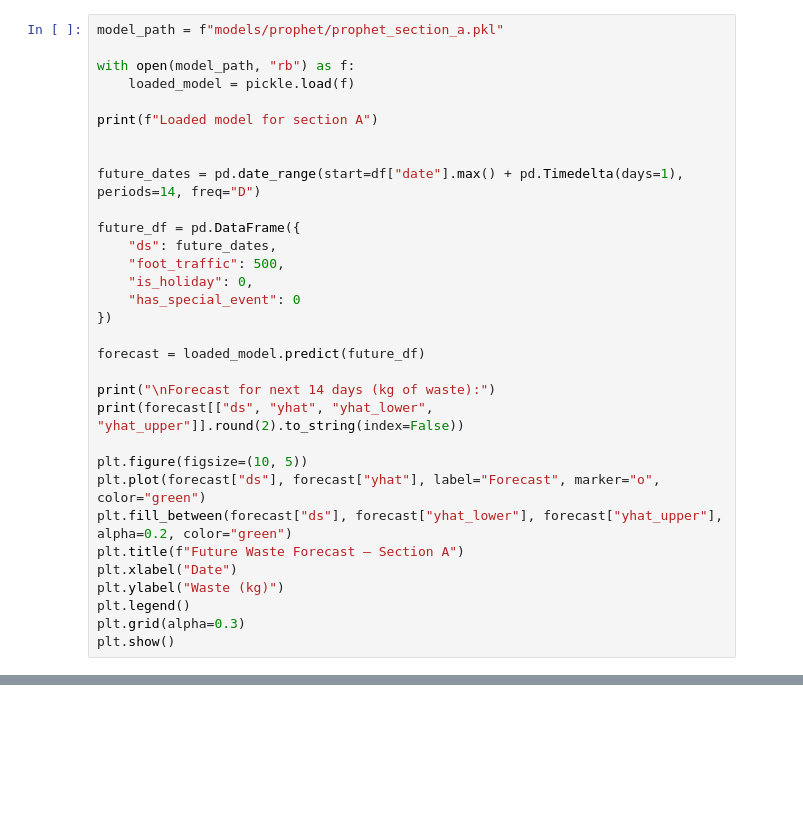
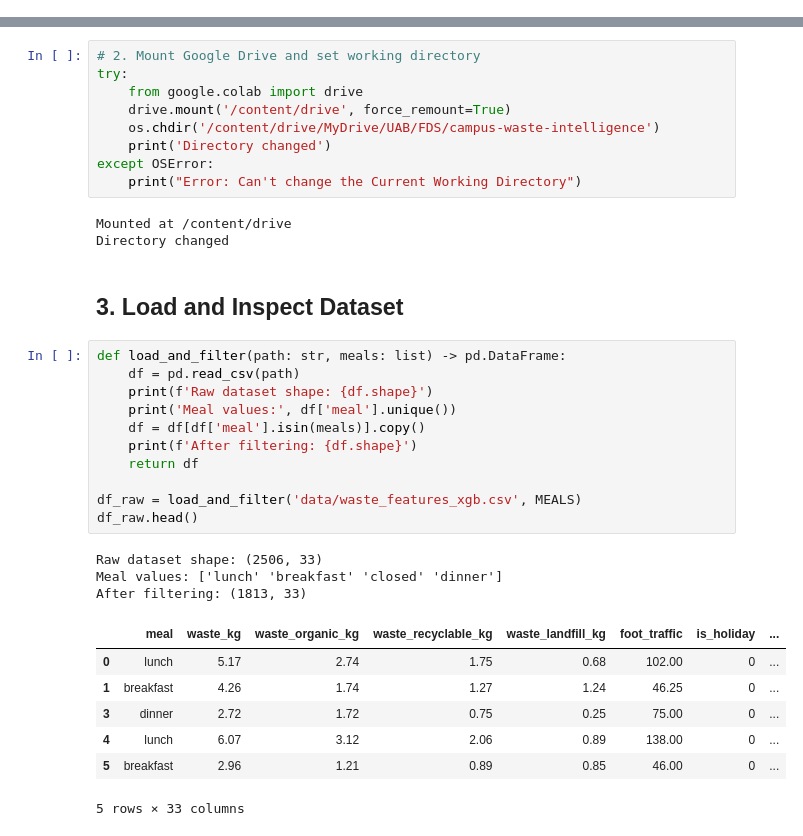
Before and after one commit to DennisRono/campus-waste-intelligence, a Jupyter notebook: prophet.ipynb, the cells around one changed output, grey strips where cells are left out. Drawn from its saved outputs; the diff is of its cells as text; blank space fills up the shorter version.

Commit message:
reorganize and new models and new metrics

```diff
--- a/prophet.ipynb
+++ b/prophet.ipynb
@@ -321,32 +75,0 @@ Here we demonstrate how to load one of the saved Prophet models and generate a f
-# %%
-model_path = f"models/prophet/prophet_section_a.pkl"
-
-with open(model_path, "rb") as f:
-    loaded_model = pickle.load(f)
-
-print(f"Loaded model for section A")
-
-
-future_dates = pd.date_range(start=df["date"].max() + pd.Timedelta(days=1), periods=14, freq="D")
-
-future_df = pd.DataFrame({
-    "ds": future_dates,
-    "foot_traffic": 500,
-    "is_holiday": 0,
-    "has_special_event": 0
-})
-
-forecast = loaded_model.predict(future_df)
-
-print("\nForecast for next 14 days (kg of waste):")
-print(forecast[["ds", "yhat", "yhat_lower", "yhat_upper"]].round(2).to_string(index=False))
-
-plt.figure(figsize=(10, 5))
-plt.plot(forecast["ds"], forecast["yhat"], label="Forecast", marker="o", color="green")
-plt.fill_between(forecast["ds"], forecast["yhat_lower"], forecast["yhat_upper"], alpha=0.2, color="green")
-plt.title(f"Future Waste Forecast – Section A")
-plt.xlabel("Date")
-plt.ylabel("Waste (kg)")
-plt.legend()
-plt.grid(alpha=0.3)
-plt.show()
@@ -372,0 +76,36 @@ Forecast for next 14 days (kg of waste):
+# %%
+# 2. Mount Google Drive and set working directory
+try:
+    from google.colab import drive
+    drive.mount('/content/drive', force_remount=True)
+    os.chdir('/content/drive/MyDrive/UAB/FDS/campus-waste-intelligence')
+    print('Directory changed')
+except OSError:
+    print("Error: Can't change the Current Working Directory")
+# %% [output]
+Mounted at /content/drive
+Directory changed
+# %% [markdown]
+## 3. Load and Inspect Dataset
+# %%
+def load_and_filter(path: str, meals: list) -> pd.DataFrame:
+    df = pd.read_csv(path)
+    print(f'Raw dataset shape: {df.shape}')
+    print('Meal values:', df['meal'].unique())
+    df = df[df['meal'].isin(meals)].copy()
+    print(f'After filtering: {df.shape}')
+    return df
+
+df_raw = load_and_filter('data/waste_features_xgb.csv', MEALS)
+df_raw.head()
+# %% [output]
+Raw dataset shape: (2506, 33)
+Meal values: ['lunch' 'breakfast' 'closed' 'dinner']
+After filtering: (1813, 33)
+|  | meal | waste_kg | waste_organic_kg | waste_recyclable_kg | waste_landfill_kg | foot_traffic | is_holiday | ... |
+| 0 | lunch | 5.17 | 2.74 | 1.75 | 0.68 | 102.00 | 0 | ... |
+| 1 | breakfast | 4.26 | 1.74 | 1.27 | 1.24 | 46.25 | 0 | ... |
+| 3 | dinner | 2.72 | 1.72 | 0.75 | 0.25 | 75.00 | 0 | ... |
+| 4 | lunch | 6.07 | 3.12 | 2.06 | 0.89 | 138.00 | 0 | ... |
+| 5 | breakfast | 2.96 | 1.21 | 0.89 | 0.85 | 46.00 | 0 | ... |
+5 rows × 33 columns
```
Also changed, not shown: parts of 32 cells of this notebook, 31 other files.
